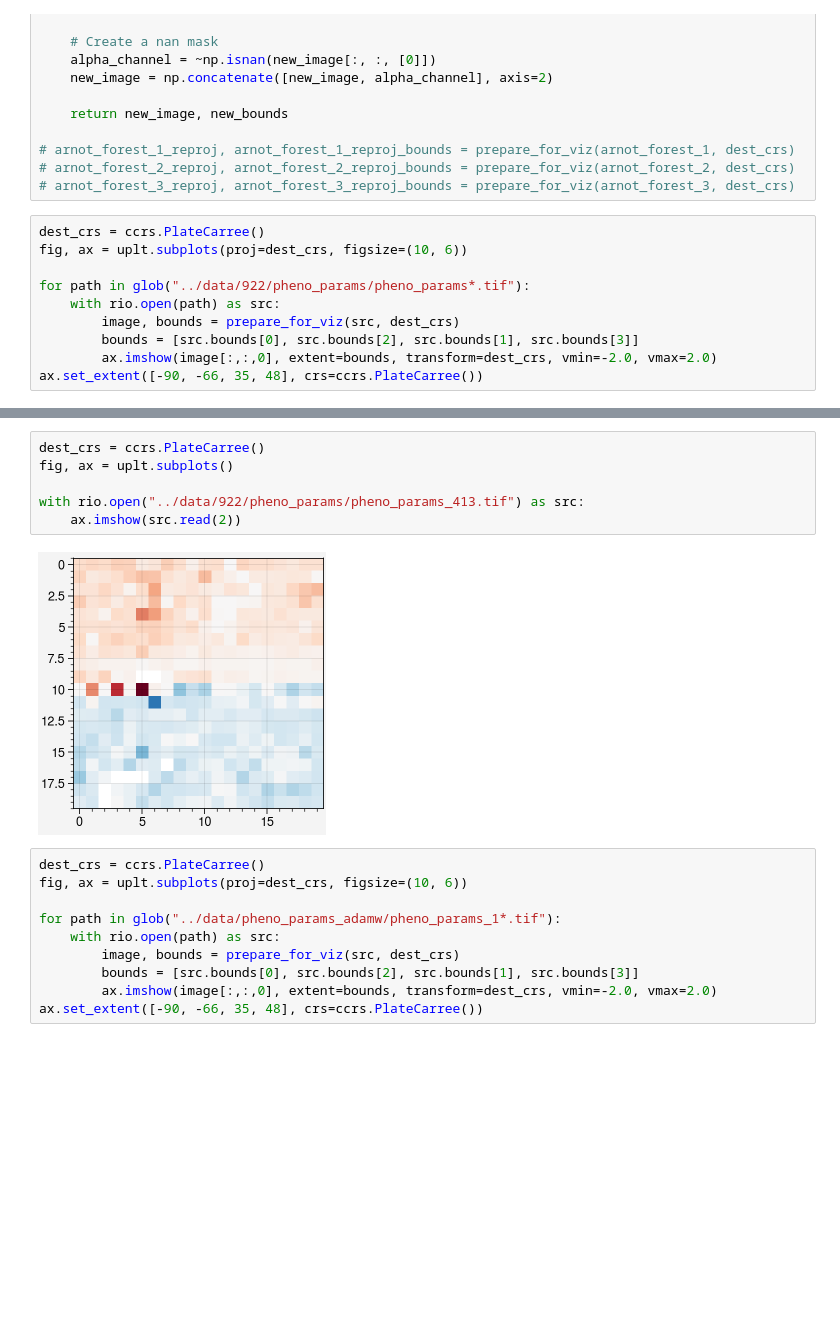
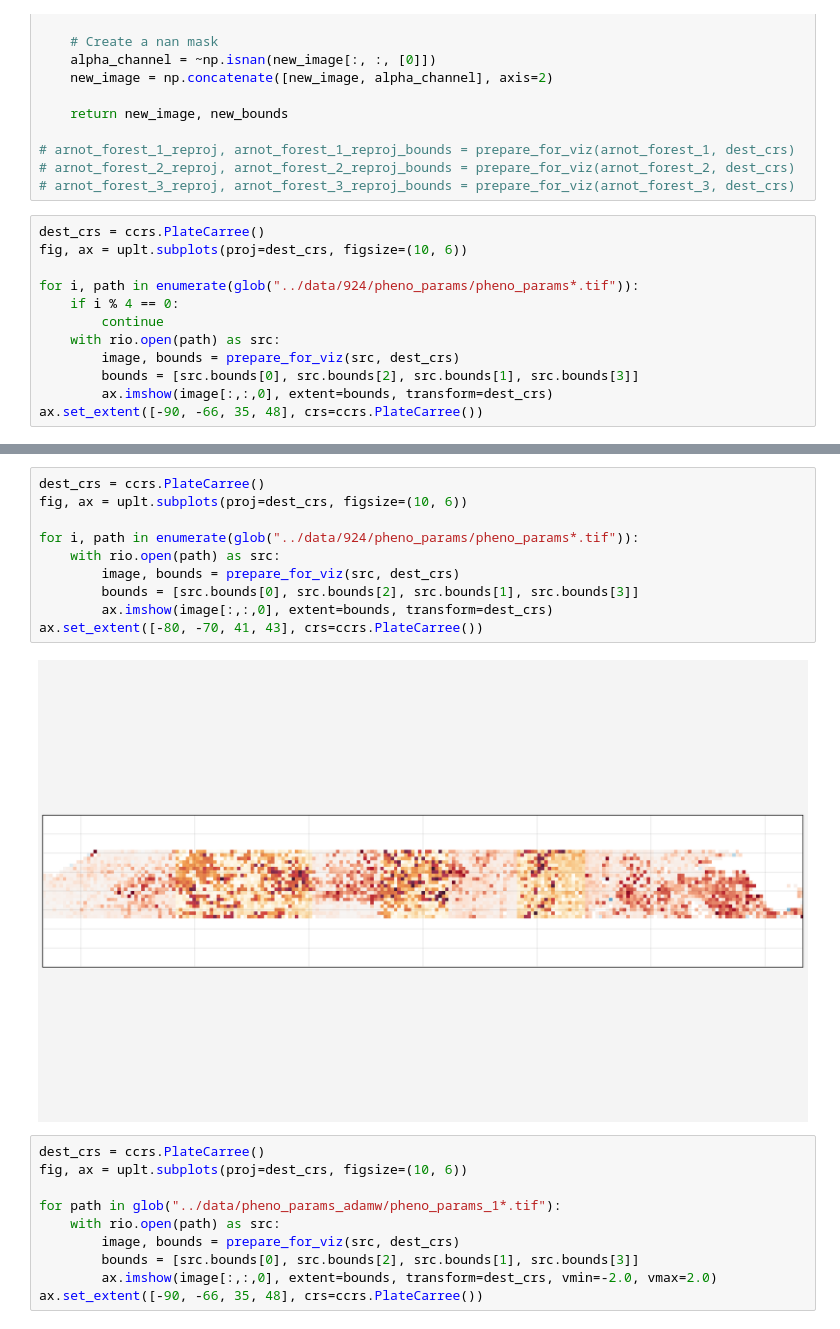
Before and after one commit to camjay99/SpongyMothIPM, a Jupyter notebook: phenology/param_maps.ipynb, the cells around one changed output, grey strips where cells are left out. Cells and saved outputs as stored; diff of their text form; blank space fills up the shorter version.

```diff
--- a/phenology/param_maps.ipynb
+++ b/phenology/param_maps.ipynb
@@ -55,10 +55,12 @@ def prepare_for_viz(raster_file, dest_crs, mask_polygon=None):
 dest_crs = ccrs.PlateCarree()
 fig, ax = uplt.subplots(proj=dest_crs, figsize=(10, 6))
 
-for path in glob("../data/922/pheno_params/pheno_params*.tif"):
+for i, path in enumerate(glob("../data/924/pheno_params/pheno_params*.tif")):
+    if i % 4 == 0:
+        continue
     with rio.open(path) as src:
         image, bounds = prepare_for_viz(src, dest_crs)
         bounds = [src.bounds[0], src.bounds[2], src.bounds[1], src.bounds[3]]
-        ax.imshow(image[:,:,0], extent=bounds, transform=dest_crs, vmin=-2.0, vmax=2.0)
+        ax.imshow(image[:,:,0], extent=bounds, transform=dest_crs)
 ax.set_extent([-90, -66, 35, 48], crs=ccrs.PlateCarree())
 # %% [output]
@@ -66,11 +68,15 @@ ax.set_extent([-90, -66, 35, 48], crs=ccrs.PlateCarree())
 # %%
 dest_crs = ccrs.PlateCarree()
-fig, ax = uplt.subplots()
+fig, ax = uplt.subplots(proj=dest_crs, figsize=(10, 6))
 
-with rio.open("../data/922/pheno_params/pheno_params_413.tif") as src:
-    ax.imshow(src.read(2))
+for i, path in enumerate(glob("../data/924/pheno_params/pheno_params*.tif")):
+    with rio.open(path) as src:
+        image, bounds = prepare_for_viz(src, dest_crs)
+        bounds = [src.bounds[0], src.bounds[2], src.bounds[1], src.bounds[3]]
+        ax.imshow(image[:,:,0], extent=bounds, transform=dest_crs)
+ax.set_extent([-80, -70, 41, 43], crs=ccrs.PlateCarree())
 # %% [output]
-[figure, old version]
+[figure, new version]
 # %%
 dest_crs = ccrs.PlateCarree()
 fig, ax = uplt.subplots(proj=dest_crs, figsize=(10, 6))
```
Also changed, not shown: parts of 1 cell of this notebook, 1 other file.
